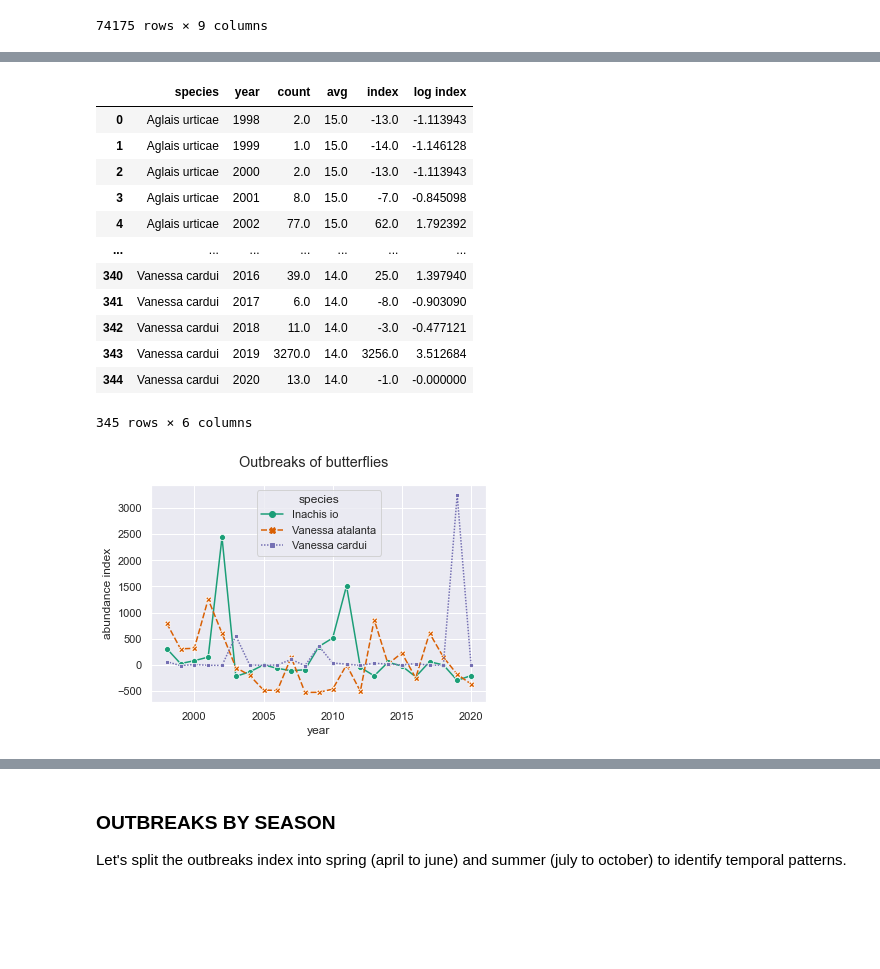
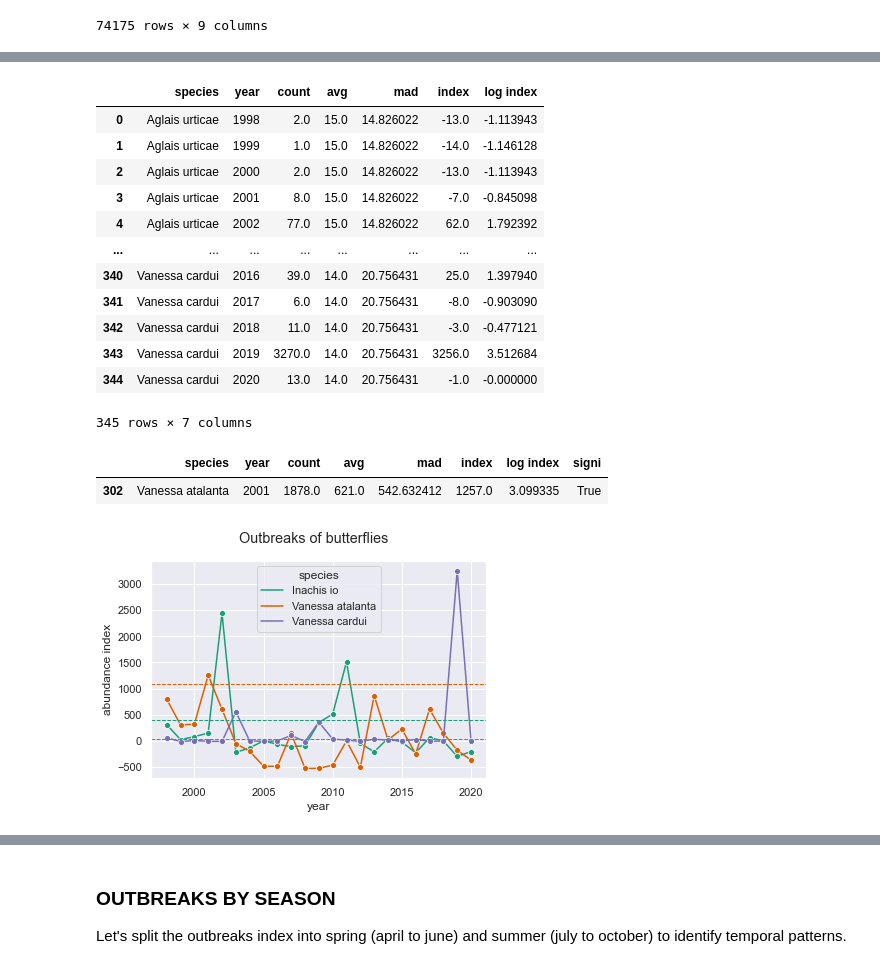
Before and after one commit to gtlab-barcelona/robert, a Jupyter notebook: anomalies/code/5-explore-outbreaks.ipynb, the cells around one changed output, grey strips where cells are left out. Saved outputs shown, nothing was run; the diff lists cells and outputs as text; code cells hidden in the pictures; blank space fills up the shorter version.

Commit message:
computed MAD to classify outbreaks

```diff
--- a/anomalies/code/5-explore-outbreaks.ipynb
+++ b/anomalies/code/5-explore-outbreaks.ipynb
@@ -118,13 +131,18 @@ def mylog(x):
 # sum up counts in each year
 outbreaks = all_species.groupby(['species', 'year'], as_index=False)['count'].sum()
 
-# compute total average count (across all years)
+# total average count (across all years)
 avg_count = outbreaks.groupby(['species'])['count'].median()
 # https://stackoverflow.com/questions/62490392/how-to-apply-log-on-negative-values-based-upon-some-conditions-in-python
 
-# add average count to df
+# median absolute deviation
+from scipy.stats import median_abs_deviation
+mad_count = outbreaks.groupby('species')['count'].apply(median_abs_deviation, scale='normal')
+
+# add to df
 outbreaks = outbreaks.set_index(['species'])
 outbreaks['avg'] = avg_count
+outbreaks['mad'] = mad_count
 outbreaks = outbreaks.reset_index()
 
 # computing outbreak index with zero reflecting the total average count
@@ -133,33 +151,54 @@ outbreaks['log index'] = outbreaks['index'].apply(mylog)
 
 display(outbreaks)
 # %% [output]
-|  | species | year | count | avg | index | log index |
-| 0 | Aglais urticae | 1998 | 2.0 | 15.0 | -13.0 | -1.113943 |
-| 1 | Aglais urticae | 1999 | 1.0 | 15.0 | -14.0 | -1.146128 |
-| 2 | Aglais urticae | 2000 | 2.0 | 15.0 | -13.0 | -1.113943 |
-| 3 | Aglais urticae | 2001 | 8.0 | 15.0 | -7.0 | -0.845098 |
-| 4 | Aglais urticae | 2002 | 77.0 | 15.0 | 62.0 | 1.792392 |
-| ... | ... | ... | ... | ... | ... | ... |
-| 340 | Vanessa cardui | 2016 | 39.0 | 14.0 | 25.0 | 1.397940 |
-| 341 | Vanessa cardui | 2017 | 6.0 | 14.0 | -8.0 | -0.903090 |
-| 342 | Vanessa cardui | 2018 | 11.0 | 14.0 | -3.0 | -0.477121 |
-| 343 | Vanessa cardui | 2019 | 3270.0 | 14.0 | 3256.0 | 3.512684 |
-| 344 | Vanessa cardui | 2020 | 13.0 | 14.0 | -1.0 | -0.000000 |
+|  | species | year | count | avg | mad | index | log index |
+| 0 | Aglais urticae | 1998 | 2.0 | 15.0 | 14.826022 | -13.0 | -1.113943 |
+| 1 | Aglais urticae | 1999 | 1.0 | 15.0 | 14.826022 | -14.0 | -1.146128 |
+| 2 | Aglais urticae | 2000 | 2.0 | 15.0 | 14.826022 | -13.0 | -1.113943 |
+| 3 | Aglais urticae | 2001 | 8.0 | 15.0 | 14.826022 | -7.0 | -0.845098 |
+| 4 | Aglais urticae | 2002 | 77.0 | 15.0 | 14.826022 | 62.0 | 1.792392 |
+| ... | ... | ... | ... | ... | ... | ... | ... |
+| 340 | Vanessa cardui | 2016 | 39.0 | 14.0 | 20.756431 | 25.0 | 1.397940 |
+| 341 | Vanessa cardui | 2017 | 6.0 | 14.0 | 20.756431 | -8.0 | -0.903090 |
+| 342 | Vanessa cardui | 2018 | 11.0 | 14.0 | 20.756431 | -3.0 | -0.477121 |
+| 343 | Vanessa cardui | 2019 | 3270.0 | 14.0 | 20.756431 | 3256.0 | 3.512684 |
+| 344 | Vanessa cardui | 2020 | 13.0 | 14.0 | 20.756431 | -1.0 | -0.000000 |
-345 rows × 6 columns
+345 rows × 7 columns
+# %%
+# define a level of decision
+# NOTE: Why choosing 2?
+mad_factor = 2
+
+# test for significance
+def above_threshold(row):
+    threshold = mad_factor * row['mad']
+    return abs(row['index']) > threshold
+
+outbreaks['signi'] = outbreaks.apply(above_threshold, axis='columns')
+
+outbreaks[(outbreaks.signi) & (outbreaks.species == 'Vanessa atalanta')]
+# %% [output]
+|  | species | year | count | avg | mad | index | log index | signi |
+| 302 | Vanessa atalanta | 2001 | 1878.0 | 621.0 | 542.632412 | 1257.0 | 3.099335 | True |
 # %%
 # plotting
-data = outbreaks[
-    (outbreaks['species'] == 'Vanessa atalanta') |
-    (outbreaks['species'] == 'Vanessa cardui') |
-    (outbreaks['species'] == 'Inachis io')
-]
+species_ls = ['Inachis io', 'Vanessa atalanta', 'Vanessa cardui']
+data = outbreaks[outbreaks['species'].isin(species_ls)]
 
 fig, ax = plt.subplots()
 sns.lineplot(data=data, x='year', y='index',
-             hue='species', style='species', markers=True, ax=ax)
+             hue='species', marker='o', ax=ax)
+
+# plot threshold
+for i, s in enumerate(species_ls):
+    ax.axhline(
+        y=outbreaks[outbreaks.species == s]['mad'].unique() * mad_factor,
+        ls='--', lw=1, c=hex[i]
+    )
+
 ax.set_ylabel('abundance index')
 fig.suptitle('Outbreaks of butterflies')
 fig.savefig('../figs/kaliningrad/outbreaks_per-year.png',
             dpi=600, bbox_inches='tight')
 # %% [output]
-[figure, old version]
+[figure, new version]
```
Also changed, not shown: parts of 6 cells of this notebook, 2 other files.
